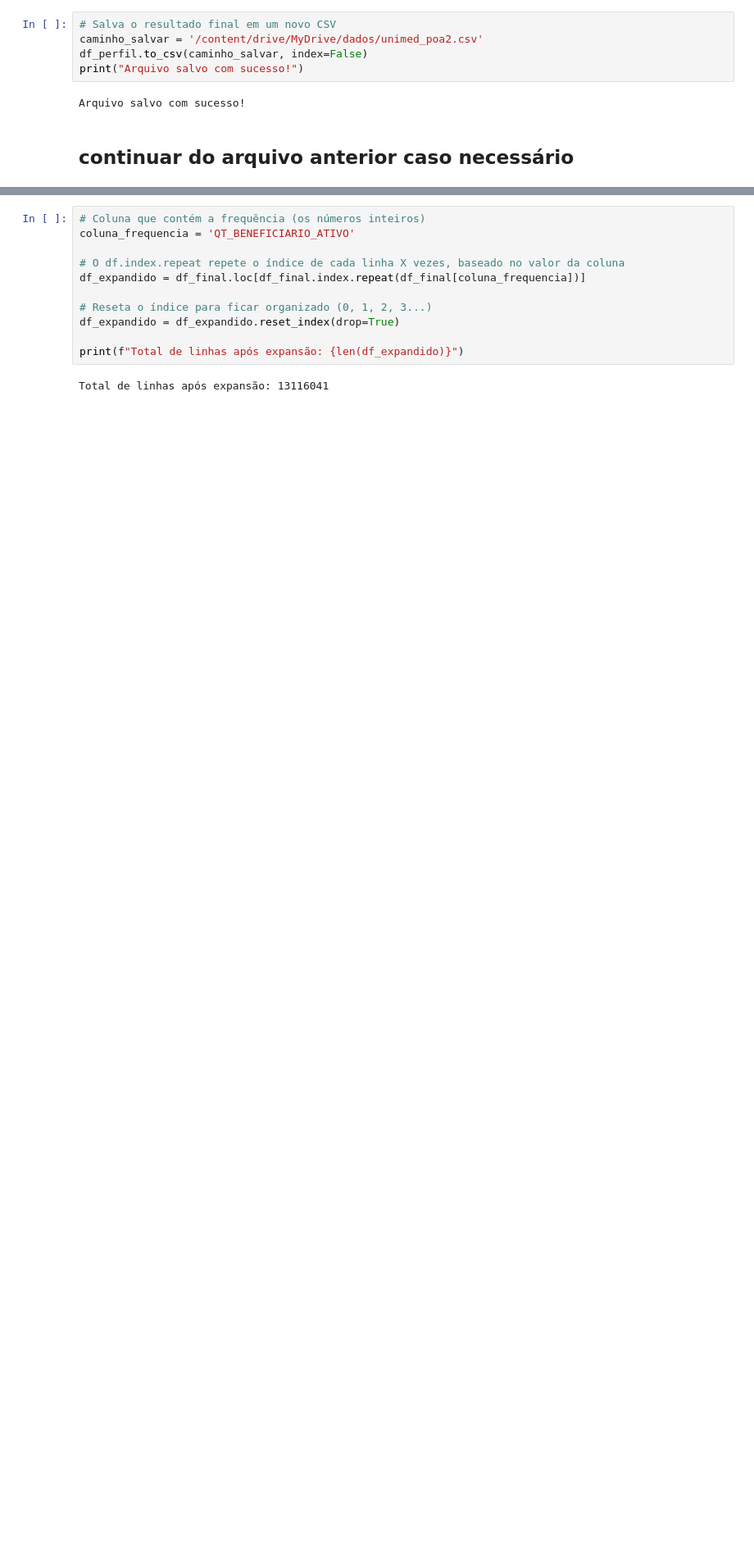
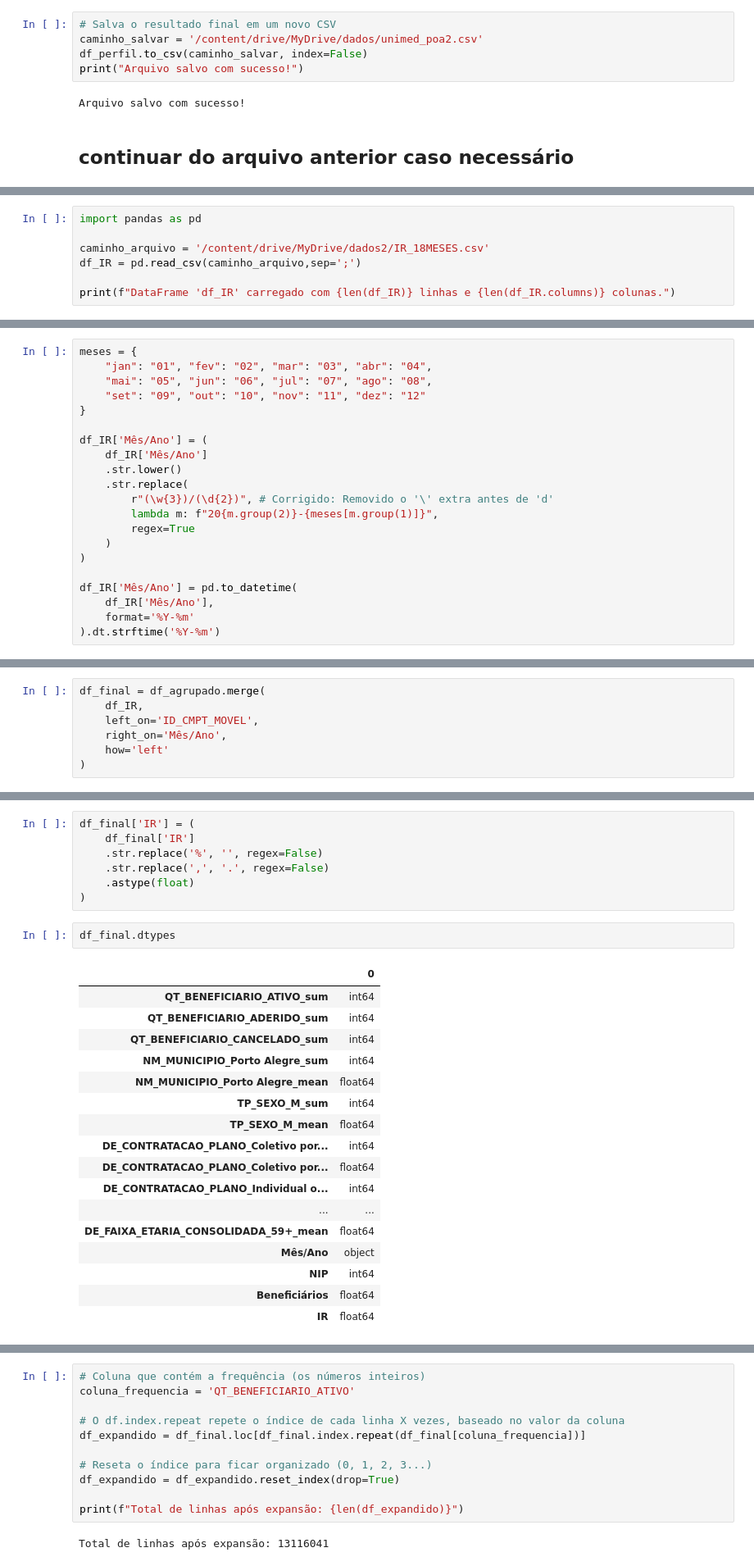
Before and after one commit to LUISTHOMAS77/projeto_aplicado, a Jupyter notebook: Cópia_de_PROJETO_APLICADO_bkp.ipynb, the cells around one changed output, grey strips where cells are left out. Shown at 82% size. Saved outputs shown, nothing was run; the diff lists cells and outputs as text; blank space fills up the shorter version.

```diff
--- a/Cópia_de_PROJETO_APLICADO_bkp.ipynb
+++ b/Cópia_de_PROJETO_APLICADO_bkp.ipynb
@@ -131,0 +424,7 @@ Arquivo salvo com sucesso!
+# %%
+import pandas as pd
+
+caminho_arquivo = '/content/drive/MyDrive/dados2/IR_18MESES.csv'
+df_IR = pd.read_csv(caminho_arquivo,sep=';')
+
+print(f"DataFrame 'df_IR' carregado com {len(df_IR)} linhas e {len(df_IR.columns)} colunas.")
@@ -131,0 +441,21 @@ Arquivo salvo com sucesso!
+# %%
+meses = {
+    "jan": "01", "fev": "02", "mar": "03", "abr": "04",
+    "mai": "05", "jun": "06", "jul": "07", "ago": "08",
+    "set": "09", "out": "10", "nov": "11", "dez": "12"
+}
+
+df_IR['Mês/Ano'] = (
+    df_IR['Mês/Ano']
+    .str.lower()
+    .str.replace(
+        r"(\w{3})/(\d{2})", # Corrigido: Removido o '\' extra antes de 'd'
+        lambda m: f"20{m.group(2)}-{meses[m.group(1)]}",
+        regex=True
+    )
+)
+
+df_IR['Mês/Ano'] = pd.to_datetime(
+    df_IR['Mês/Ano'],
+    format='%Y-%m'
+).dt.strftime('%Y-%m')
@@ -131,0 +470,7 @@ Arquivo salvo com sucesso!
+# %%
+df_final = df_agrupado.merge(
+    df_IR,
+    left_on='ID_CMPT_MOVEL',
+    right_on='Mês/Ano',
+    how='left'
+)
@@ -131,0 +486,27 @@ Arquivo salvo com sucesso!
+# %%
+df_final['IR'] = (
+    df_final['IR']
+    .str.replace('%', '', regex=False)
+    .str.replace(',', '.', regex=False)
+    .astype(float)
+)
+# %%
+df_final.dtypes
+# %% [output]
+|  | 0 |
+| QT_BENEFICIARIO_ATIVO_sum | int64 |
+| QT_BENEFICIARIO_ADERIDO_sum | int64 |
+| QT_BENEFICIARIO_CANCELADO_sum | int64 |
+| NM_MUNICIPIO_Porto Alegre_sum | int64 |
+| NM_MUNICIPIO_Porto Alegre_mean | float64 |
+| TP_SEXO_M_sum | int64 |
+| TP_SEXO_M_mean | float64 |
+| DE_CONTRATACAO_PLANO_Coletivo por... | int64 |
+| DE_CONTRATACAO_PLANO_Coletivo por... | float64 |
+| DE_CONTRATACAO_PLANO_Individual o... | int64 |
+| ... | ... |
+| DE_FAIXA_ETARIA_CONSOLIDADA_59+_mean | float64 |
+| Mês/Ano | object |
+| NIP | int64 |
+| Beneficiários | float64 |
+| IR | float64 |
```
Also changed, not shown: parts of 39 cells of this notebook.
